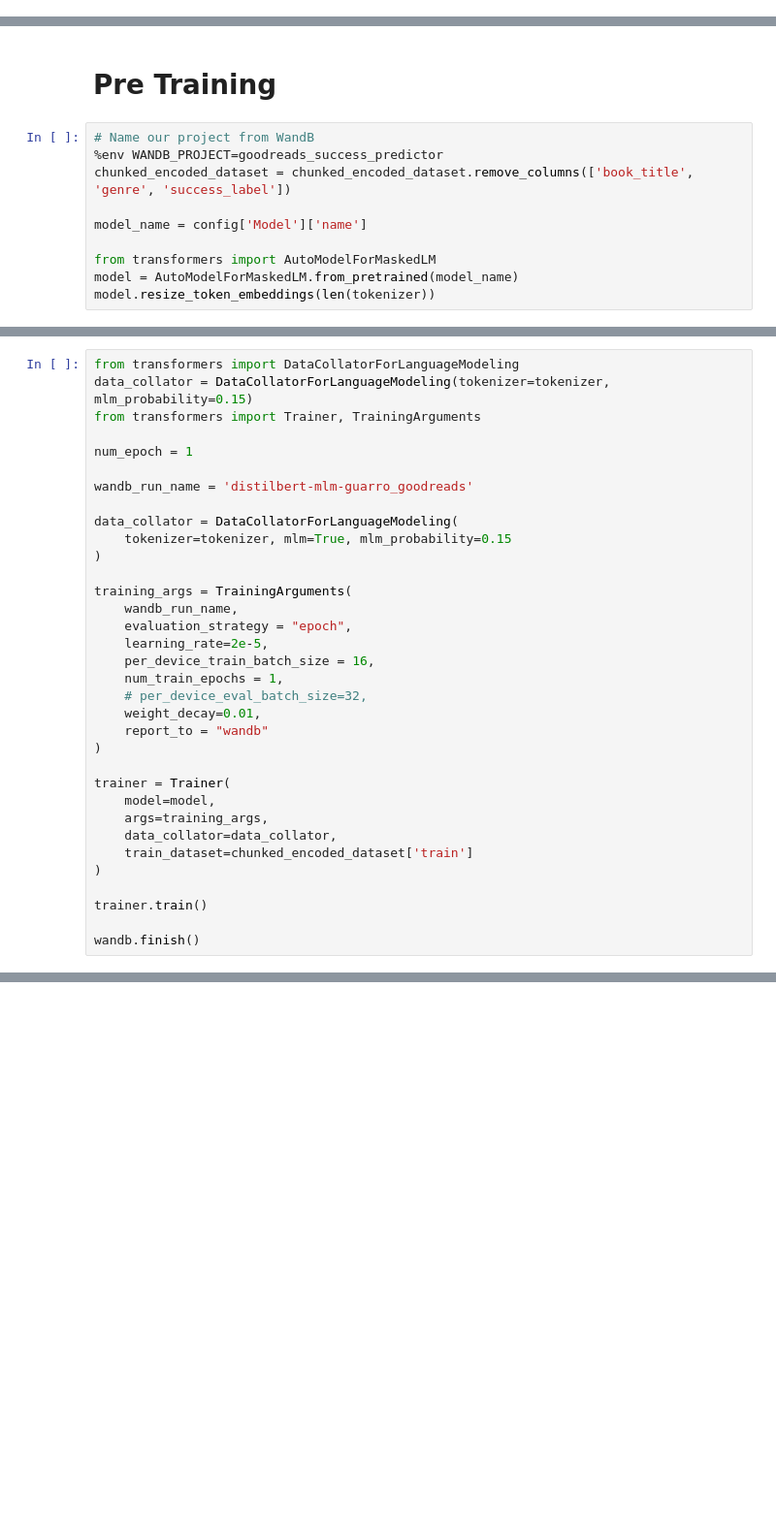
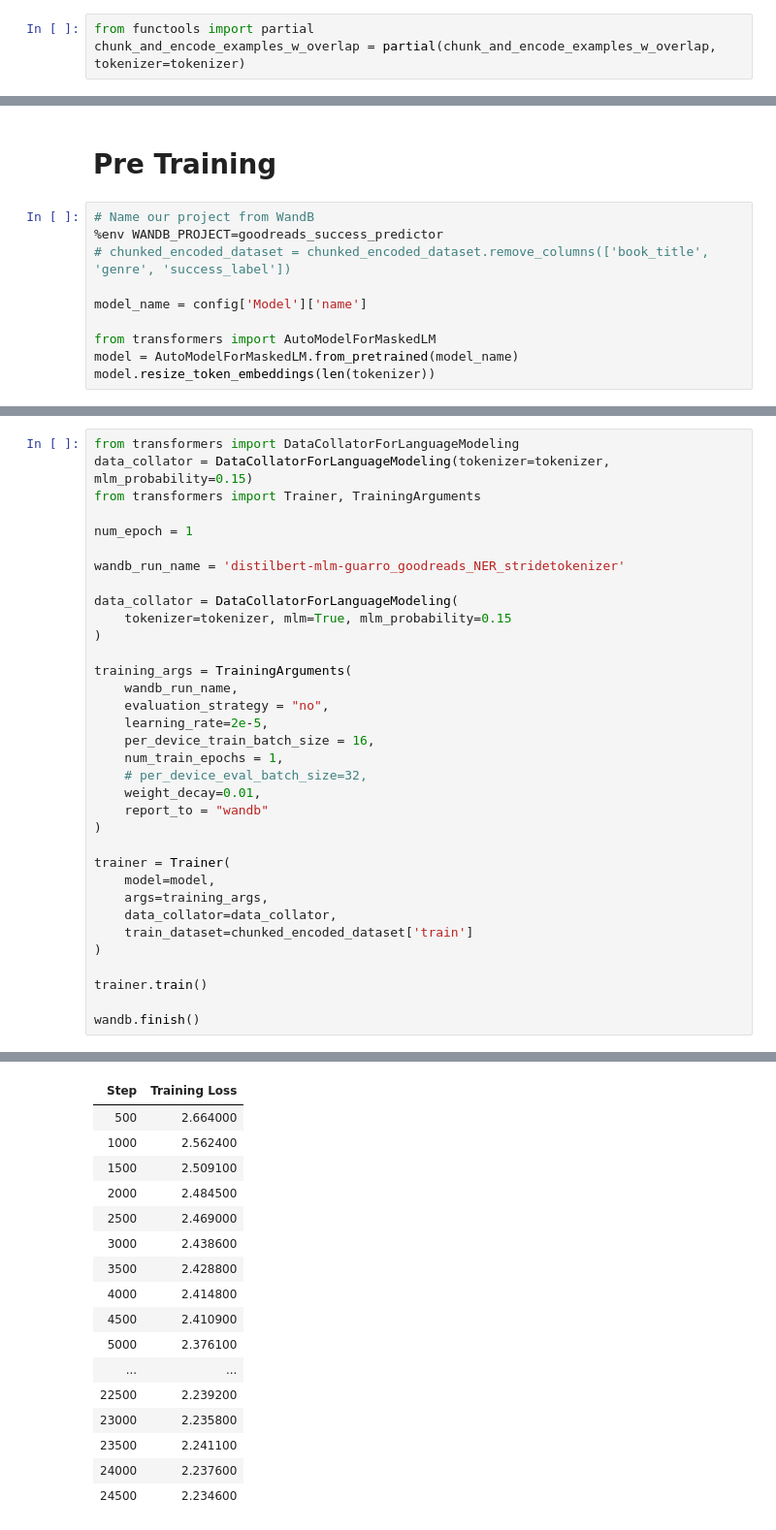
Before and after one commit to lucaguarro/BookSuccessPredictor, a Jupyter notebook: ModelTraining/TransformerPreTraining.ipynb, the cells around one changed output, grey strips where cells are left out. Shown: that part at 97% size. Saved outputs shown, nothing was run; the diff lists cells and outputs as text; blank space fills up the shorter version.

```diff
--- a/ModelTraining/TransformerPreTraining.ipynb
+++ b/ModelTraining/TransformerPreTraining.ipynb
@@ -97,0 +256,3 @@ from tokenization_algos import chunk_and_encode_examples_w_complete_sentences, c
+# %%
+from functools import partial
+chunk_and_encode_examples_w_overlap = partial(chunk_and_encode_examples_w_overlap, tokenizer=tokenizer)
@@ -115,7 +289,7 @@ drive = GoogleDrive(gauth)
 # %%
 # Name our project from WandB
 %env WANDB_PROJECT=goodreads_success_predictor
-chunked_encoded_dataset = chunked_encoded_dataset.remove_columns(['book_title', 'genre', 'success_label'])
+# chunked_encoded_dataset = chunked_encoded_dataset.remove_columns(['book_title', 'genre', 'success_label'])
 
 model_name = config['Model']['name']
 
@@ -129,7 +306,7 @@ from transformers import Trainer, TrainingArguments
 
 num_epoch = 1
 
-wandb_run_name = 'distilbert-mlm-guarro_goodreads'
+wandb_run_name = 'distilbert-mlm-guarro_goodreads_NER_stridetokenizer'
 
 data_collator = DataCollatorForLanguageModeling(
     tokenizer=tokenizer, mlm=True, mlm_probability=0.15
@@ -137,7 +314,7 @@ data_collator = DataCollatorForLanguageModeling(
 
 training_args = TrainingArguments(
     wandb_run_name,
-    evaluation_strategy = "epoch",
+    evaluation_strategy = "no",
     learning_rate=2e-5,
     per_device_train_batch_size = 16,
     num_train_epochs = 1,
@@ -156,3 +333,4 @@ trainer = Trainer(
 trainer.train()
 
 wandb.finish()
+# %% [output]
@@ -158,0 +353,17 @@ wandb.finish()
+| Step | Training Loss |
+| 500 | 2.664000 |
+| 1000 | 2.562400 |
+| 1500 | 2.509100 |
+| 2000 | 2.484500 |
+| 2500 | 2.469000 |
+| 3000 | 2.438600 |
+| 3500 | 2.428800 |
+| 4000 | 2.414800 |
+| 4500 | 2.410900 |
+| 5000 | 2.376100 |
+| ... | ... |
+| 22500 | 2.239200 |
+| 23000 | 2.235800 |
+| 23500 | 2.241100 |
+| 24000 | 2.237600 |
+| 24500 | 2.234600 |
```
Also changed, not shown: parts of 17 cells of this notebook, 8 other files.
